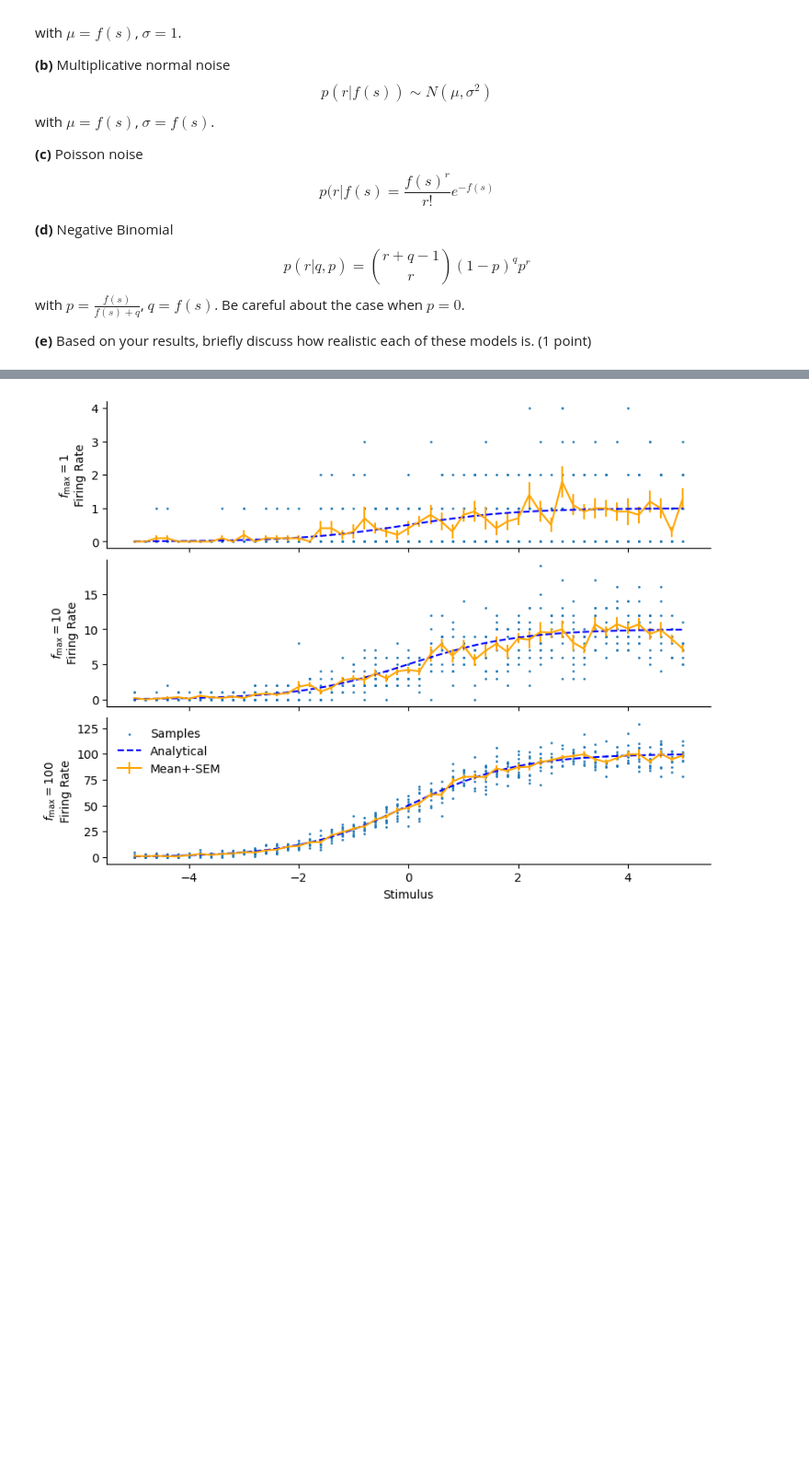
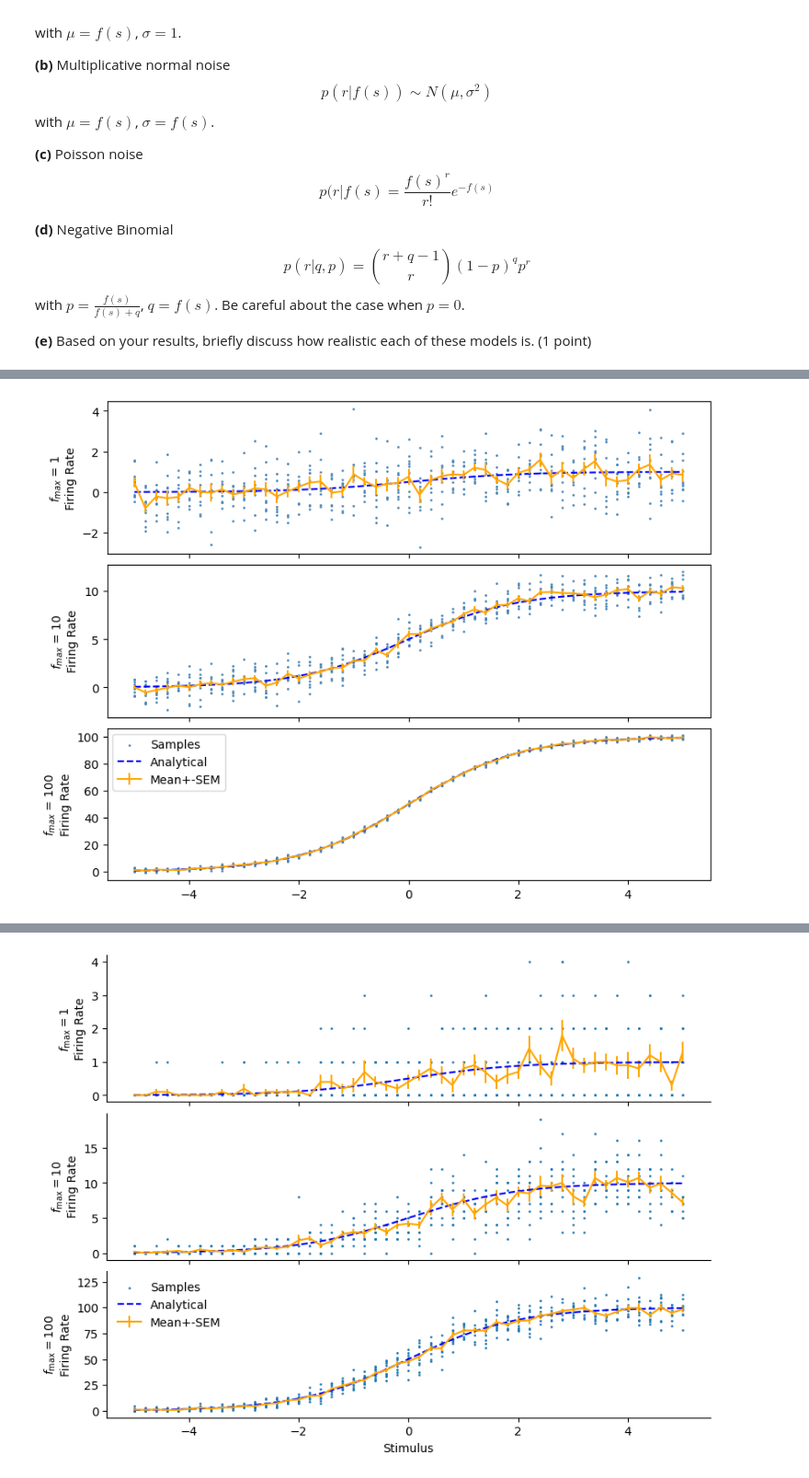
Before and after one commit to kerseviciute/neural-coding, a Jupyter notebook: 2024_Neural_coding_Homework3.ipynb, the cells around one changed output, grey strips where cells are left out. Shown at 92% size. Drawn from its saved outputs; the diff is of its cells as text; code cells hidden in the pictures; blank space fills up the shorter version.

```diff
--- a/2024_Neural_coding_Homework3.ipynb
+++ b/2024_Neural_coding_Homework3.ipynb
@@ -83,0 +76,45 @@ Be careful about the case when $p = 0$.
+# %%
+def f(s, fmax):
+    return fmax * (1 / (1 + np.exp(-s)))
+# %%
+s_min = -5
+s_max = 5
+n_bins = 50
+n_samples = 10
+f_maxs = [ 1, 10, 100 ]
+
+stimulus = np.linspace(s_min, s_max, n_bins + 1)
+# %%
+# Normal additive
+np.random.seed(42)
+
+fig, axs = plt.subplots(ncols = 1, nrows = len(f_maxs), figsize = (8, len(f_maxs) * 2), sharex = True, constrained_layout = True)
+
+for f_max, ax in zip(f_maxs, axs):
+    means = []
+    sems = []
+    analytical = []
+
+    for s in stimulus:
+        sigma = 1
+        mean = f(s, f_max)
+        points = stat.norm.rvs(loc = mean, scale = sigma, size = n_samples) # loc = mean, scale = standard deviation
+
+        if s == s_min:
+            ax.scatter(np.repeat(s, n_samples), points, s = 1, label = "Samples", c = "steelblue")
+        else:
+            ax.scatter(np.repeat(s, n_samples), points, s = 1, c = "steelblue")
+
+        means.append(np.mean(points))
+        sems.append(stat.sem(points))
+        analytical.append(mean)
+
+    ax.plot(stimulus, analytical, linestyle = "--", color = "blue", label = "Analytical")
+    ax.errorbar(stimulus, means, sems, label = "Mean+-SEM", color = "orange")
+
+    ax.set_ylabel("$f_{max}$ = " + f"{f_max}" + "\n" + "Firing Rate")
+
+plt.legend()
+plt.show()
+# %% [output]
+[figure, added]
```
Also changed, not shown: parts of 3 cells of this notebook.
